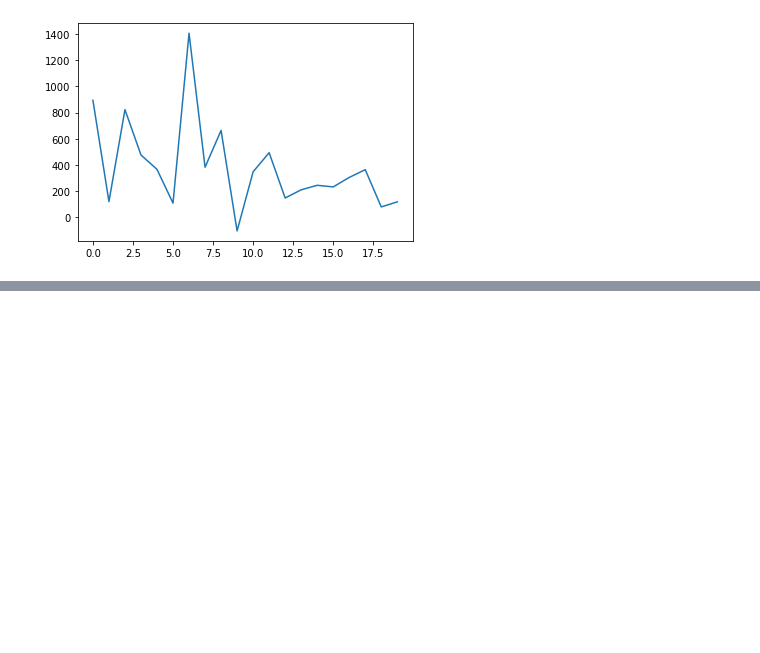
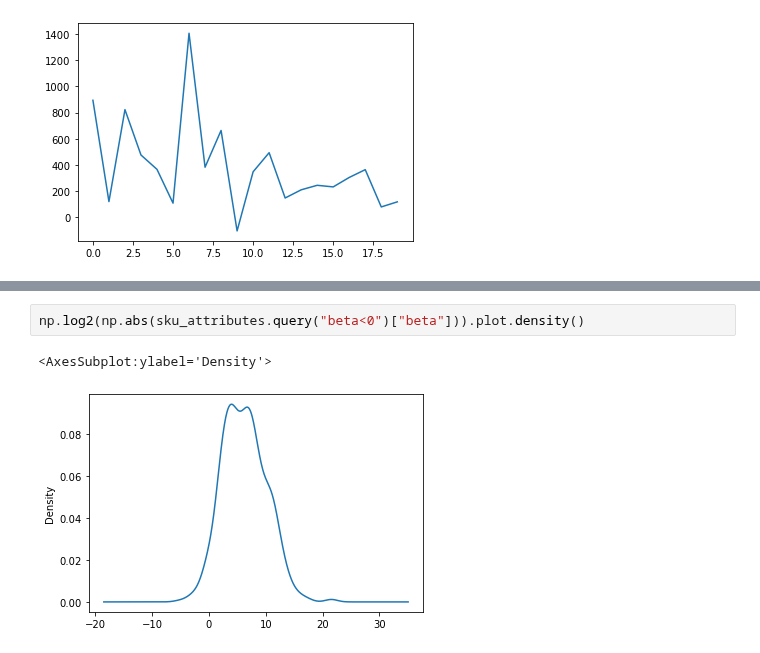
Before and after one commit to yingli/applieddatascience, a Jupyter notebook: sample_code/NB07_regression.ipynb, the cells around one changed output, grey strips where cells are left out. Cells and saved outputs as stored; diff of their text form; blank space fills up the shorter version.

```diff
--- a/sample_code/NB07_regression.ipynb
+++ b/sample_code/NB07_regression.ipynb
@@ -588,0 +494,5 @@ Name: beta, dtype: int64
+# %%
+np.log2(np.abs(sku_attributes.query("beta<0")["beta"])).plot.density()
+# %% [output]
+<AxesSubplot:ylabel='Density'>
+[figure, added]
```
Also changed, not shown: parts of 28 cells of this notebook, 1 other file.
